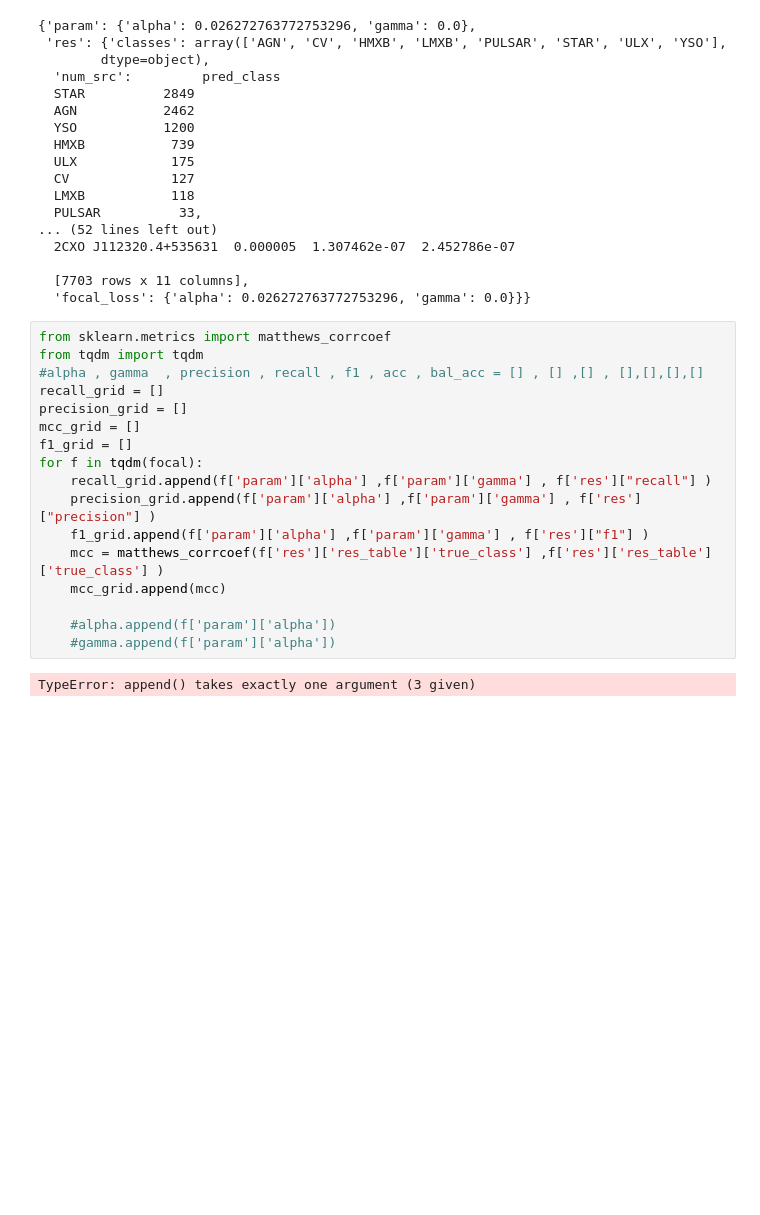
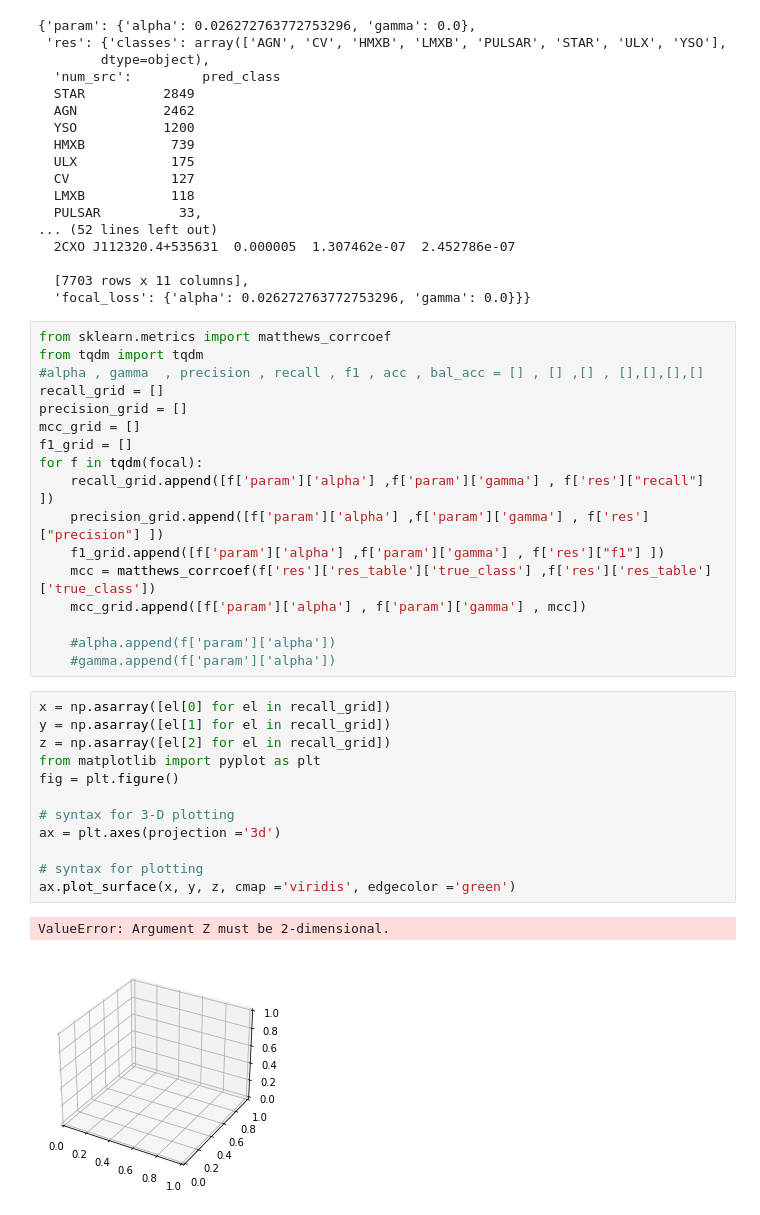
Before and after one commit to KumaranShivam5/aurora-server-final, a Jupyter notebook: scratch_new.ipynb, the cells around one changed output. Saved outputs shown, nothing was run; the diff lists cells and outputs as text; blank space fills up the shorter version.

```diff
--- a/scratch_new.ipynb
+++ b/scratch_new.ipynb
@@ -229,13 +229,26 @@ precision_grid = []
 mcc_grid = []
 f1_grid = []
 for f in tqdm(focal):
-    recall_grid.append(f['param']['alpha'] ,f['param']['gamma'] , f['res']["recall"] )
-    precision_grid.append(f['param']['alpha'] ,f['param']['gamma'] , f['res']["precision"] )
-    f1_grid.append(f['param']['alpha'] ,f['param']['gamma'] , f['res']["f1"] )
-    mcc = matthews_corrcoef(f['res']['res_table']['true_class'] ,f['res']['res_table']['true_class'] )
-    mcc_grid.append(mcc)
+    recall_grid.append([f['param']['alpha'] ,f['param']['gamma'] , f['res']["recall"] ])
+    precision_grid.append([f['param']['alpha'] ,f['param']['gamma'] , f['res']["precision"] ])
+    f1_grid.append([f['param']['alpha'] ,f['param']['gamma'] , f['res']["f1"] ])
+    mcc = matthews_corrcoef(f['res']['res_table']['true_class'] ,f['res']['res_table']['true_class'])
+    mcc_grid.append([f['param']['alpha'] , f['param']['gamma'] , mcc])
 
     #alpha.append(f['param']['alpha'])
     #gamma.append(f['param']['alpha'])
-# %% [output]
-TypeError: append() takes exactly one argument (3 given)
+# %%
+x = np.asarray([el[0] for el in recall_grid])
+y = np.asarray([el[1] for el in recall_grid])
+z = np.asarray([el[2] for el in recall_grid])
+from matplotlib import pyplot as plt
+fig = plt.figure()
+
+# syntax for 3-D plotting
+ax = plt.axes(projection ='3d')
+
+# syntax for plotting
+ax.plot_surface(x, y, z, cmap ='viridis', edgecolor ='green')
+# %% [output]
+ValueError: Argument Z must be 2-dimensional.
+[figure, added]
```
